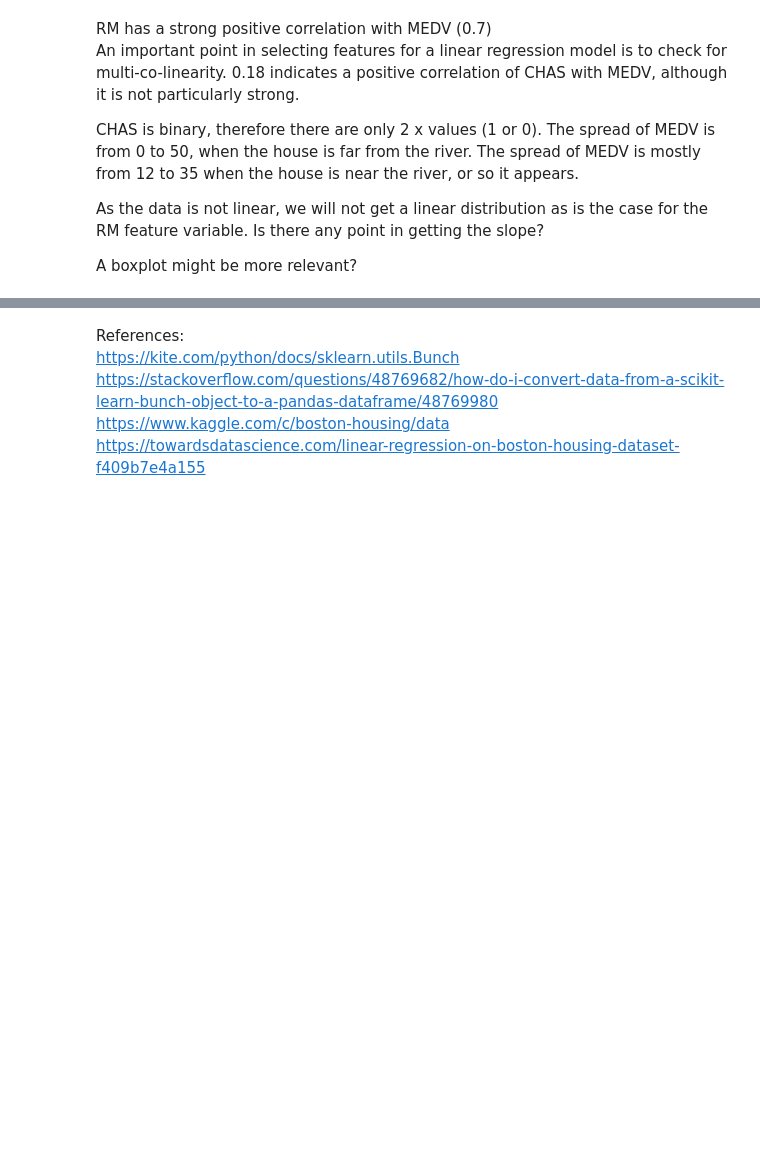
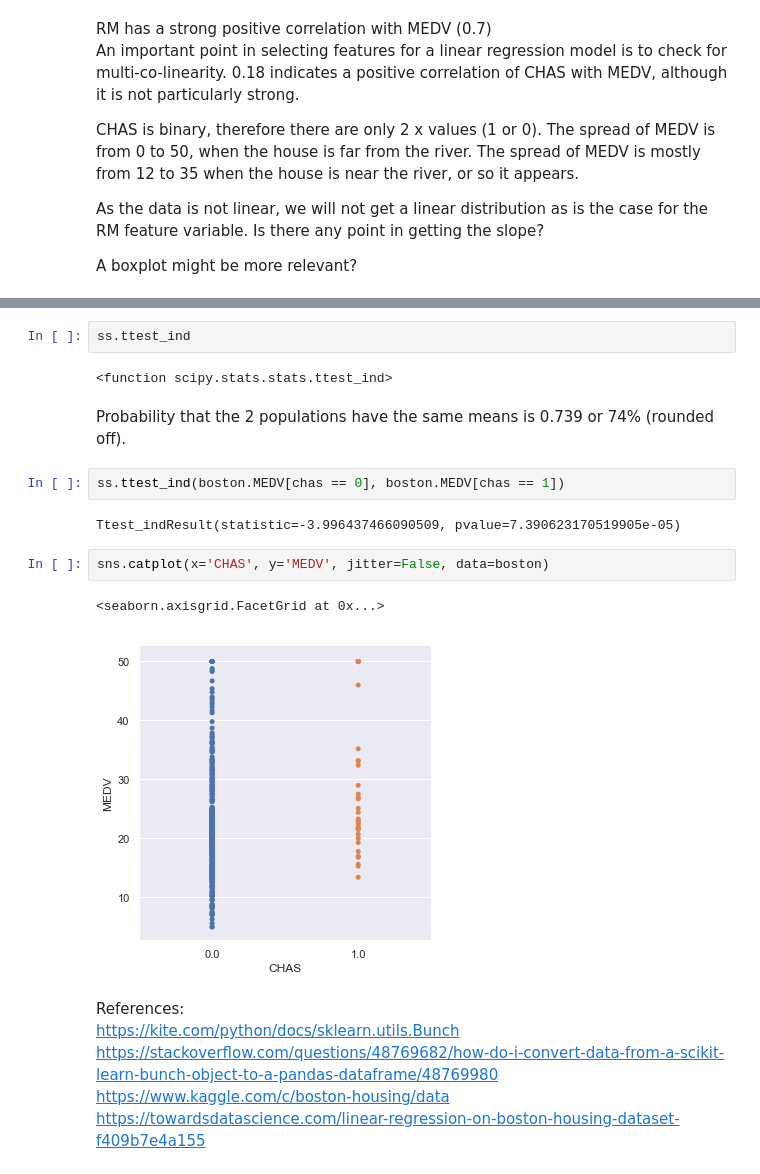
Before and after one commit to joanh3aly/boston-house-prices, a Jupyter notebook: boston-house-prices-analysis.ipynb, the cells around one changed output, grey strips where cells are left out. Saved outputs shown, nothing was run; the diff lists cells and outputs as text; blank space fills up the shorter version.

Commit message:
used scipy ttest on medv/chas features

```diff
--- a/boston-house-prices-analysis.ipynb
+++ b/boston-house-prices-analysis.ipynb
@@ -227,3 +321,18 @@ g = sns.pairplot(boston)
+# %%
+ss.ttest_ind
+# %% [output]
+<function scipy.stats.stats.ttest_ind>
+# %% [markdown]
+Probability that the 2 populations have the same means is 0.739 or 74% (rounded off).
+# %%
+ss.ttest_ind(boston.MEDV[chas == 0], boston.MEDV[chas == 1])
+# %% [output]
+Ttest_indResult(statistic=-3.996437466090509, pvalue=7.390623170519905e-05)
+# %%
+sns.catplot(x='CHAS', y='MEDV', jitter=False, data=boston)
+# %% [output]
+<seaborn.axisgrid.FacetGrid at 0x...>
+[figure, added]
 # %% [markdown]
 References:
 https://kite.com/python/docs/sklearn.utils.Bunch
```
Also changed, not shown: parts of 17 cells of this notebook, 1 other file.
